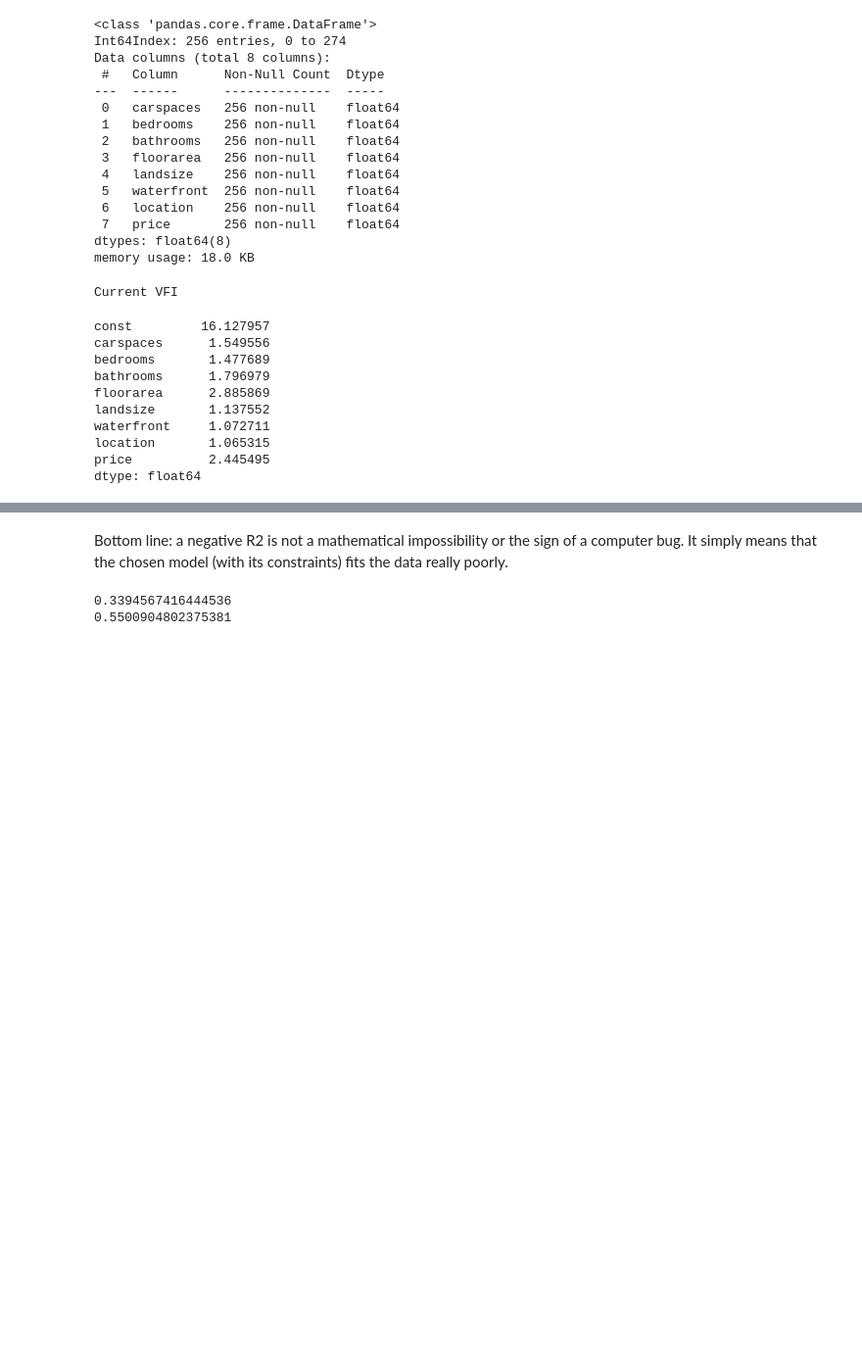
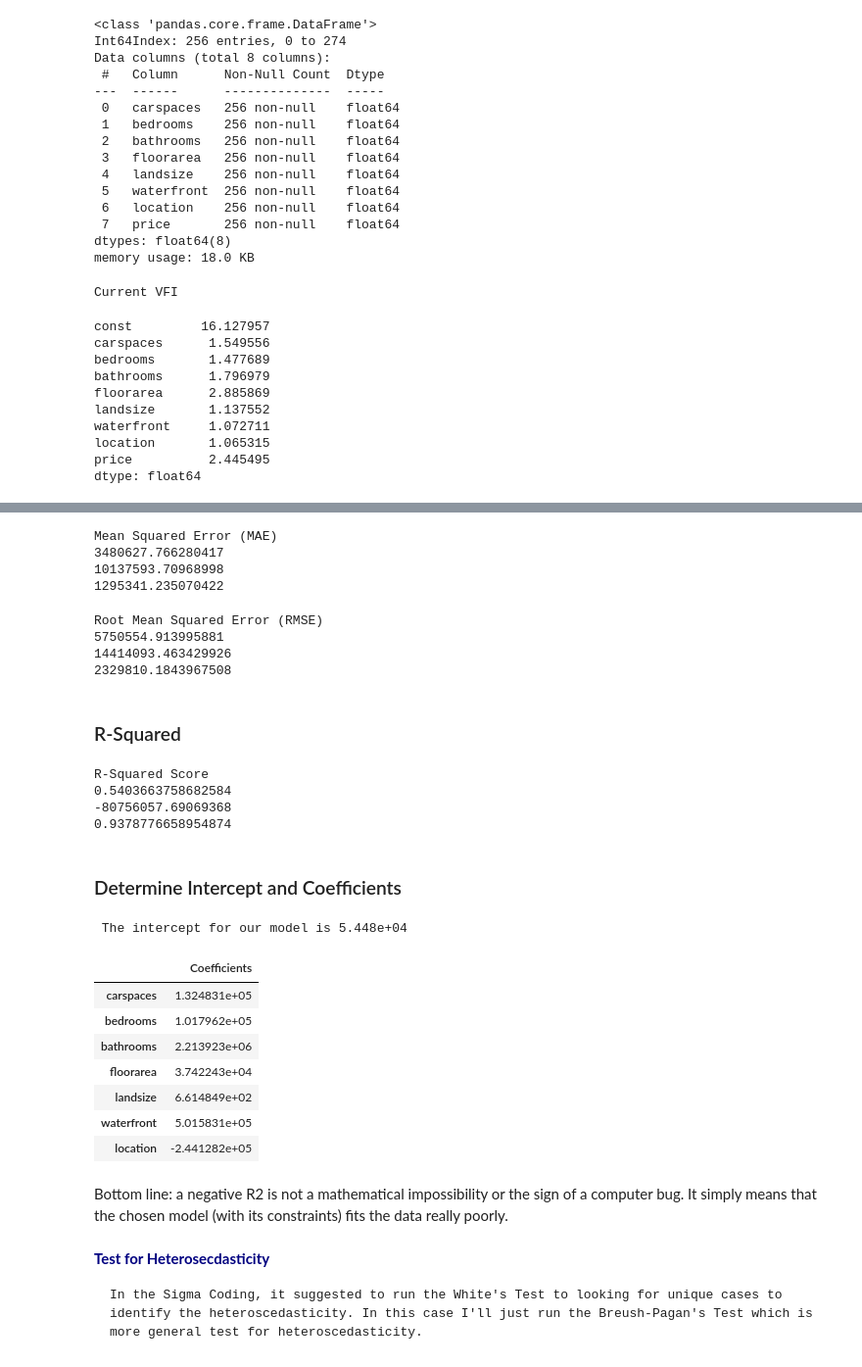
Before and after one commit to gwynncausing/RealEstateMultipleRegression, a Jupyter notebook: Real Estate Multiple Regression.ipynb, the cells around one changed output, grey strips where cells are left out. Shown at 98% size. Drawn from its saved outputs; the diff is of its cells as text; code cells hidden in the pictures; blank space fills up the shorter version.

```diff
--- a/Real Estate Multiple Regression.ipynb
+++ b/Real Estate Multiple Regression.ipynb
@@ -293,4 +348,4 @@ modelRF = RandomForestRegressor()
 X = data.iloc[ : , 0:7]
 Y = data.iloc[ : , 7]
 # %%
-X_train, X_test, Y_train, Y_test = train_test_split(X, Y, test_size=0.20, random_state=1)
+X_train, X_test, Y_train, Y_test = train_test_split(X, Y, test_size=0.30, random_state=1)
@@ -310,0 +414,51 @@ print(modelRF.score(X_test, Y_test))
+# %%
+print("Mean Squared Error (MAE)")
+print(mean_absolute_error(LRpred, Y_test))
+print(mean_absolute_error(NNpred, Y_test))
+print(mean_absolute_error(RFpred, Y_test))
+# %% [output]
+Mean Squared Error (MAE)
+3480627.766280417
+10137593.70968998
+1295341.235070422
+# %%
+print("Root Mean Squared Error (RMSE)")
+print(math.sqrt(mean_squared_error(LRpred, Y_test)))
+print(math.sqrt(mean_squared_error(NNpred, Y_test)))
+print(math.sqrt(mean_squared_error(RFpred, Y_test)))
+# %% [output]
+Root Mean Squared Error (RMSE)
+5750554.913995881
+14414093.463429926
+2329810.1843967508
+# %% [markdown]
+### R-Squared
+# %%
+print("R-Squared Score")
+print(r2_score(LRpred, Y_test))
+print(r2_score(NNpred, Y_test))
+print(r2_score(RFpred, Y_test))
+# %% [output]
+R-Squared Score
+0.5403663758682584
+-80756057.69069368
+0.9378776658954874
+# %% [markdown]
+### Determine Intercept and Coefficients
+# %%
+# let's grab the coefficient of our model and the intercept
+print("\n The intercept for our model is {:.4}".format(modelLR.intercept_))
+# print('-'*100)
+
+coeff_df = pd.DataFrame(modelLR.coef_, X.columns, columns=['Coefficients'])
+coeff_df
+# %% [output]
+ The intercept for our model is 5.448e+04
+|  | Coefficients |
+| carspaces | 1.324831e+05 |
+| bedrooms | 1.017962e+05 |
+| bathrooms | 2.213923e+06 |
+| floorarea | 3.742243e+04 |
+| landsize | 6.614849e+02 |
+| waterfront | 5.015831e+05 |
+| location | -2.441282e+05 |
@@ -311,8 +474,6 @@ print(modelRF.score(X_test, Y_test))
 # %% [markdown]
 Bottom line: a negative R2 is not a mathematical impossibility or the sign of a computer bug. It simply means that the chosen model (with its constraints) fits the data really poorly.
-# %%
-print(modelLR.score(X_test, Y_test))
-print(modelRF.score(X_test, Y_test))
-# %% [output]
-0.3394567416444536
-0.5500904802375381
+# %% [markdown]
+<span style="color: navy;font-weight: 700;">Test for Heterosecdasticity</span>
+
+    In the Sigma Coding, it suggested to run the White's Test to looking for unique cases to identify the heteroscedasticity. In this case I'll just run the Breush-Pagan's Test which is more general test for heteroscedasticity.
```
Also changed, not shown: parts of 25 cells of this notebook.
